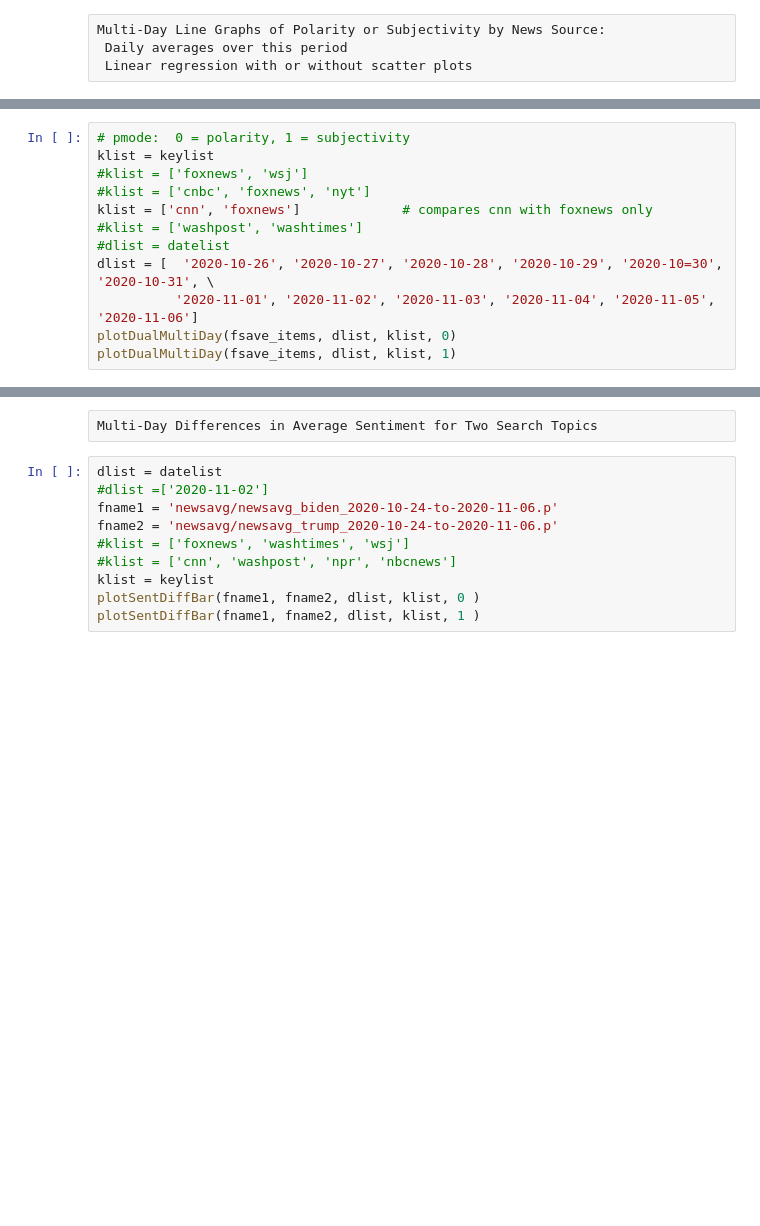
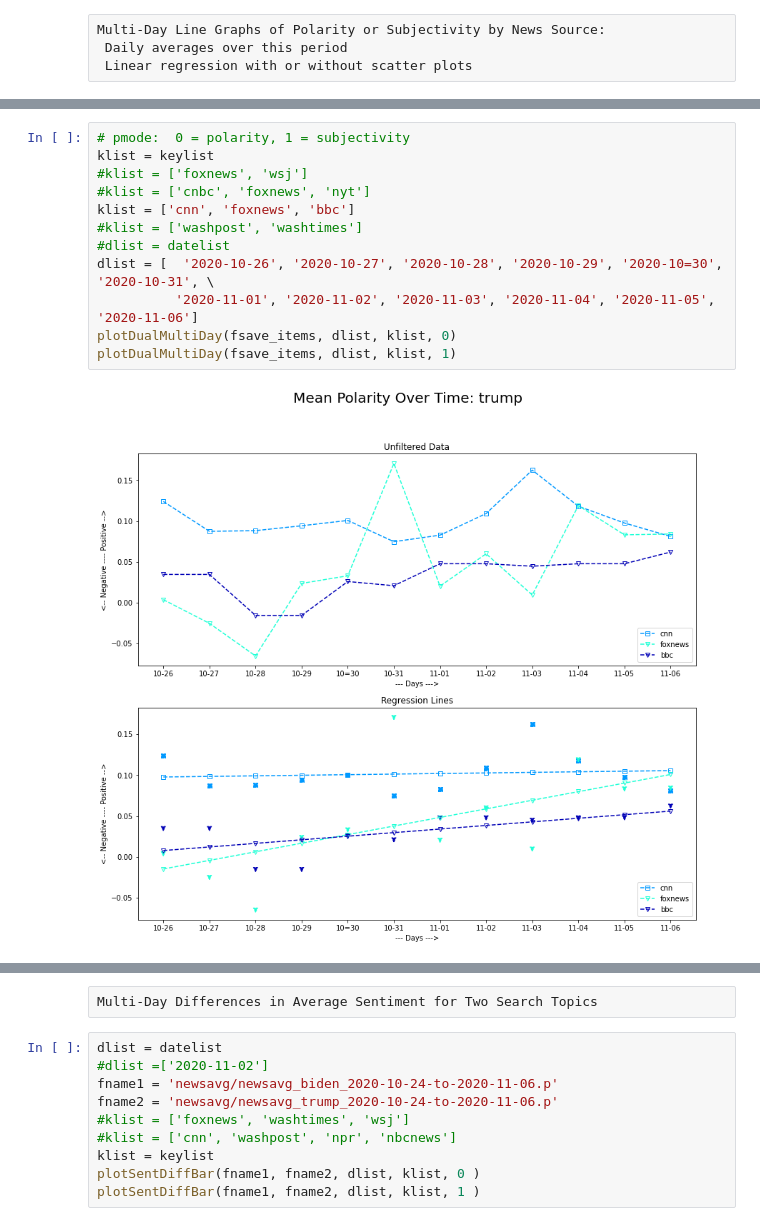
Before and after one commit to WGKDobson/RSS-Web-Scraper, a Jupyter notebook: jupyter-notebook/csc6740-sentiment-mining.ipynb, the cells around one changed output, grey strips where cells are left out. Saved outputs shown, nothing was run; the diff lists cells and outputs as text; blank space fills up the shorter version.

```diff
--- a/jupyter-notebook/csc6740-sentiment-mining.ipynb
+++ b/jupyter-notebook/csc6740-sentiment-mining.ipynb
@@ -1294,12 +1323,14 @@ plotMultiDay(fsave_items, dlist, klist, 3)
 # %%
 # pmode:  0 = polarity, 1 = subjectivity
 klist = keylist
 #klist = ['foxnews', 'wsj']
 #klist = ['cnbc', 'foxnews', 'nyt']
-klist = ['cnn', 'foxnews']             # compares cnn with foxnews only
+klist = ['cnn', 'foxnews', 'bbc']
 #klist = ['washpost', 'washtimes']
 #dlist = datelist
 dlist = [  '2020-10-26', '2020-10-27', '2020-10-28', '2020-10-29', '2020-10=30', '2020-10-31', \
           '2020-11-01', '2020-11-02', '2020-11-03', '2020-11-04', '2020-11-05', '2020-11-06']
 plotDualMultiDay(fsave_items, dlist, klist, 0)
 plotDualMultiDay(fsave_items, dlist, klist, 1)
+# %% [output]
+[figure, added]
```
Also changed, not shown: parts of 25 cells of this notebook, 1 other file.
